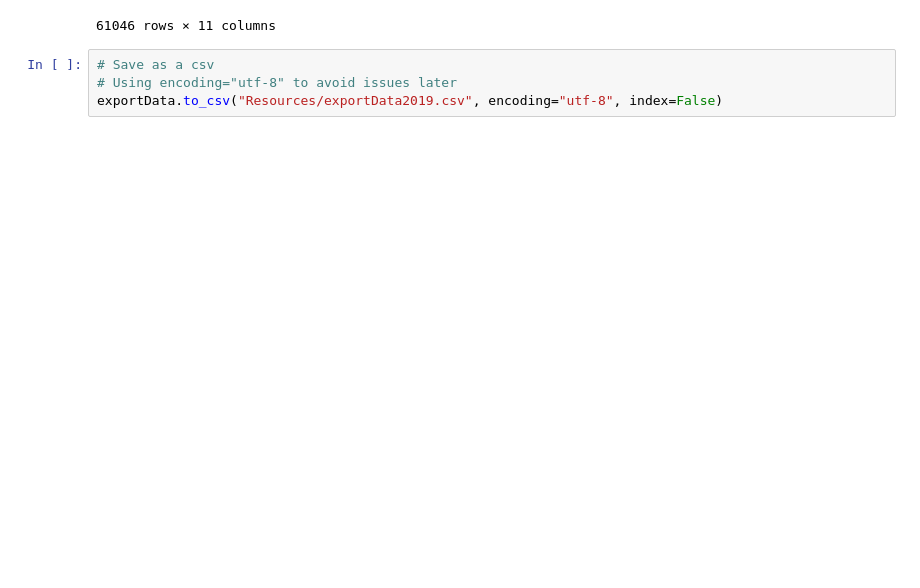
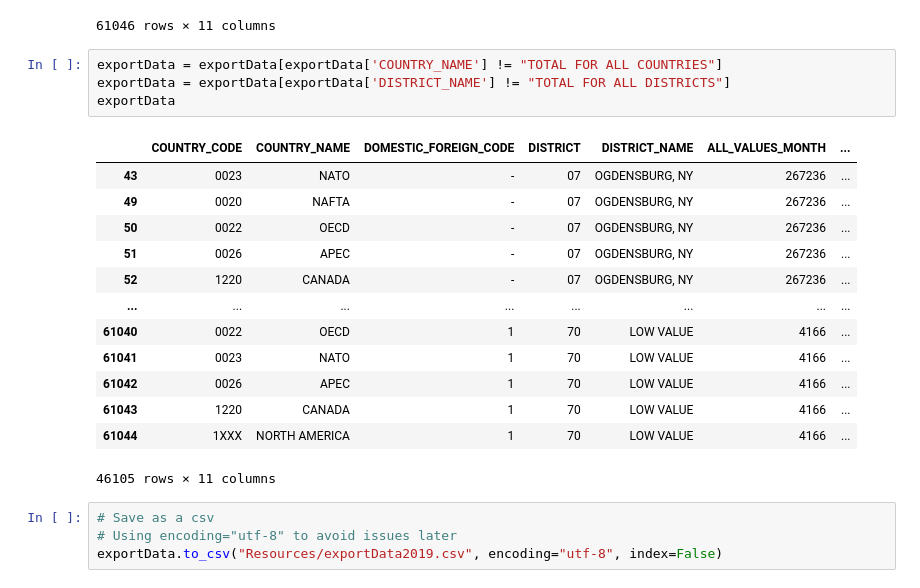
Before and after one commit to LaurenEGardner/bootcamp-project2, a Jupyter notebook: exportAPI.ipynb, the cells around one changed output. Drawn from its saved outputs; the diff is of its cells as text; blank space fills up the shorter version.

Commit message:
Cleaning up data.

```diff
--- a/exportAPI.ipynb
+++ b/exportAPI.ipynb
@@ -116,6 +116,24 @@ exportData
 | 61044 | 1XXX | NORTH AMERICA | 1 | 70 | LOW VALUE | 4166 | ... |
 | 61045 | - | TOTAL FOR ALL COUNTRIES | - | - | TOTAL FOR ALL DISTRICTS | 175795776 | ... |
 61046 rows × 11 columns
+# %%
+exportData = exportData[exportData['COUNTRY_NAME'] != "TOTAL FOR ALL COUNTRIES"]
+exportData = exportData[exportData['DISTRICT_NAME'] != "TOTAL FOR ALL DISTRICTS"]
+exportData
+# %% [output]
+|  | COUNTRY_CODE | COUNTRY_NAME | DOMESTIC_FOREIGN_CODE | DISTRICT | DISTRICT_NAME | ALL_VALUES_MONTH | ... |
+| 43 | 0023 | NATO | - | 07 | OGDENSBURG, NY | 267236 | ... |
+| 49 | 0020 | NAFTA | - | 07 | OGDENSBURG, NY | 267236 | ... |
+| 50 | 0022 | OECD | - | 07 | OGDENSBURG, NY | 267236 | ... |
+| 51 | 0026 | APEC | - | 07 | OGDENSBURG, NY | 267236 | ... |
+| 52 | 1220 | CANADA | - | 07 | OGDENSBURG, NY | 267236 | ... |
+| ... | ... | ... | ... | ... | ... | ... | ... |
+| 61040 | 0022 | OECD | 1 | 70 | LOW VALUE | 4166 | ... |
+| 61041 | 0023 | NATO | 1 | 70 | LOW VALUE | 4166 | ... |
+| 61042 | 0026 | APEC | 1 | 70 | LOW VALUE | 4166 | ... |
+| 61043 | 1220 | CANADA | 1 | 70 | LOW VALUE | 4166 | ... |
+| 61044 | 1XXX | NORTH AMERICA | 1 | 70 | LOW VALUE | 4166 | ... |
+46105 rows × 11 columns
 # %%
 # Save as a csv
 # Using encoding="utf-8" to avoid issues later
```
Also changed, not shown: parts of 1 cell of this notebook, 2 other files.
